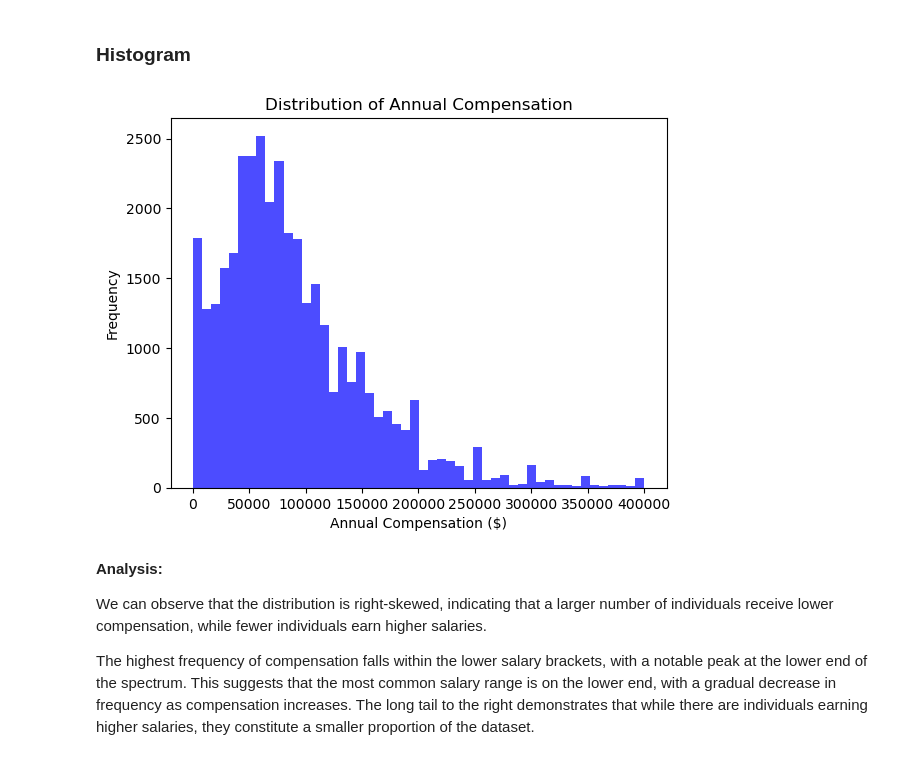
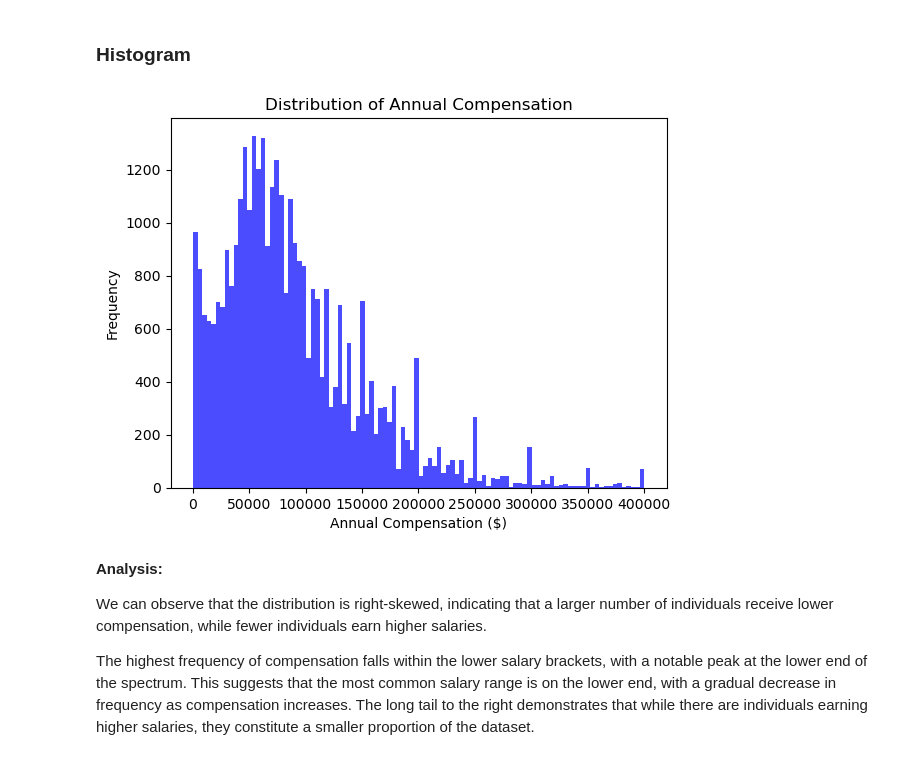
Before and after one commit to choiyounyeong/stack-overflow-developer-survey, a Jupyter notebook: stack-overflow-developer-analysis.ipynb, the cells around one changed output. Cells and saved outputs as stored; diff of their text form; code cells hidden in the pictures.

```diff
--- a/FinalProject.ipynb
+++ b/stack-overflow-developer-analysis.ipynb
@@ -808,13 +808,13 @@ Examining the correlation matrix, it appears that the most relevant numeric feat
 # %% [markdown]
 ### Histogram
 # %%
-plt.hist(df['ConvertedCompYearly'], bins=50, color='blue', alpha=0.7)
+plt.hist(df['ConvertedCompYearly'], bins=100, color='blue', alpha=0.7)
 plt.title('Distribution of Annual Compensation')
 plt.xlabel('Annual Compensation ($)')
 plt.ylabel('Frequency')
 plt.show()
 # %% [output]
-[figure, old version]
+[figure, new version]
 # %% [markdown]
 **Analysis:**
 
```
Also changed, not shown: parts of 37 cells of this notebook, 1 other file.
